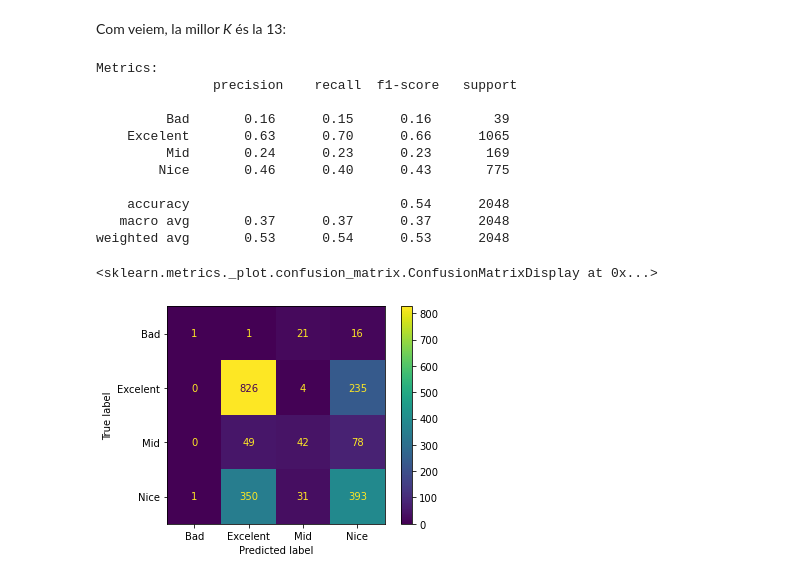
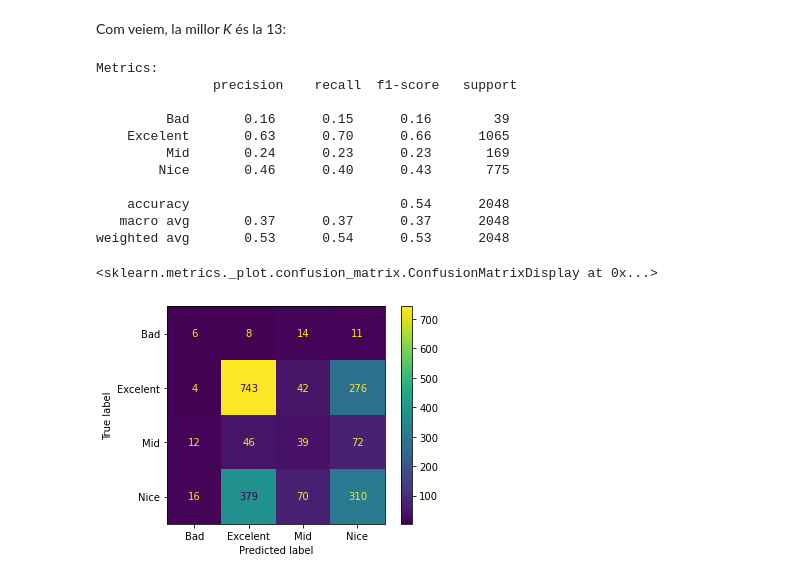
Before and after one commit to saulgordillo/APC_Kaggle, a Jupyter notebook: kaggle.ipynb, the cells around one changed output. Drawn from its saved outputs; the diff is of its cells as text; code cells hidden in the pictures.

```diff
--- a/kaggle.ipynb
+++ b/kaggle.ipynb
@@ -583,24 +583,24 @@ Com veiem, la millor *K* és la 13:
 # %%
 cross_val_score(DecisionTree, X_train, y_train, cv=13, scoring='accuracy')
 
 DecisionTree = DecisionTree.fit(X_train, y_train)
 
 y_pred = DecisionTree.predict(X_test)
 
 print("Metrics: \n", metrics.classification_report(y_test, y_pred))
 
-metrics.plot_confusion_matrix(knn, X_test, y_test)
+metrics.plot_confusion_matrix(DecisionTree, X_test, y_test)
 # %% [output]
 Metrics:
                precision    recall  f1-score   support
 
          Bad       0.16      0.15      0.16        39
     Excelent       0.63      0.70      0.66      1065
          Mid       0.24      0.23      0.23       169
         Nice       0.46      0.40      0.43       775
 
     accuracy                           0.54      2048
    macro avg       0.37      0.37      0.37      2048
 weighted avg       0.53      0.54      0.53      2048
 <sklearn.metrics._plot.confusion_matrix.ConfusionMatrixDisplay at 0x...>
-[figure, old version]
+[figure, new version]
```
Also changed, not shown: parts of 18 cells of this notebook.
